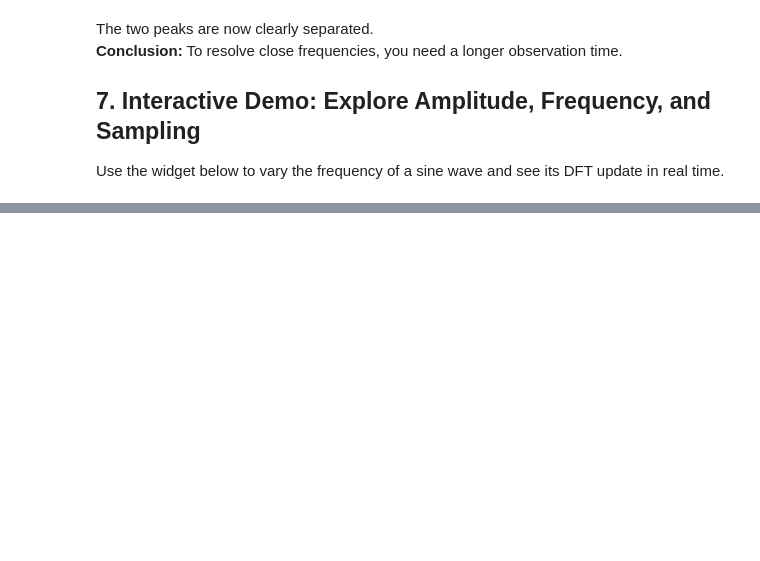
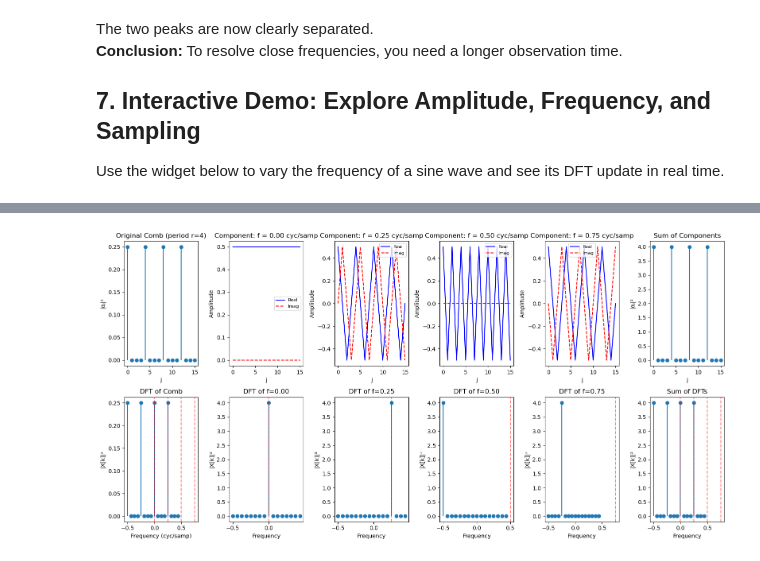
Before and after one commit to adaskin/intro-to-quantum-computing-course, a Jupyter notebook: lecture6-period-finding-factoring/lecture6a-dft.ipynb, the cells around one changed output, grey strips where cells are left out. Saved outputs shown, nothing was run; the diff lists cells and outputs as text; code cells hidden in the pictures; blank space fills up the shorter version.

```diff
--- a/lecture6-period-finding-factoring/lecture6a-dft.ipynb
+++ b/lecture6-period-finding-factoring/lecture6a-dft.ipynb
@@ -433,0 +446,99 @@ widgets.interact(update_plot,
+# %%
+import numpy as np
+import matplotlib.pyplot as plt
+
+N = 16
+r = 4
+
+# Time indices
+j = np.arange(N)
+
+# 1. Create the periodic comb directly (our "quantum state" amplitude pattern)
+comb = np.zeros(N, dtype=complex)
+for m in range(N // r):
+    comb[m * r] = 1.0
+comb /= np.linalg.norm(comb)   # normalize
+
+# 2. Build the SAME signal as a sum of r complex exponentials (Fourier series)
+freqs = np.arange(r) / r        # frequencies: 0, 1/r, 2/r, 3/r
+components = []
+reconstructed = np.zeros(N, dtype=complex)
+for f in freqs:
+    # Complex exponential: e^{2πi * f * j}
+    comp = np.exp(2j * np.pi * f * j) / np.sqrt(r)  # normalize each component
+    components.append(comp)
+    reconstructed += comp
+
+# 3. Compute DFT of the comb and each component
+dft_comb = np.fft.fft(comb) / np.sqrt(N)
+dft_components = [np.fft.fft(c) / np.sqrt(N) for c in components]
+
+# 4. Plot everything
+fig, axes = plt.subplots(2, r+2, figsize=(16, 8))
+
+# Row 1: Time domain (index domain) signals
+# Original comb
+ax = axes[0, 0]
+ax.stem(j, np.abs(comb)**2, basefmt=' ')
+ax.set_title(f'Original Comb (period r={r})')
+ax.set_xlabel('j')
+ax.set_ylabel('|αⱼ|²')
+
+# Individual frequency components
+for m, (f, comp) in enumerate(zip(freqs, components)):
+    ax = axes[0, m+1]
+    ax.plot(j, comp.real, 'b-', label='Real')
+    ax.plot(j, comp.imag, 'r--', label='Imag')
+    ax.set_title(f'Component: f = {f:.2f} cyc/samp')
+    ax.set_xlabel('j')
+    ax.set_ylabel('Amplitude')
+    ax.legend(fontsize=8)
+
+# Reconstructed signal (sum of components)
+ax = axes[0, -1]
+ax.stem(j, np.abs(reconstructed)**2, basefmt=' ')
+ax.set_title('Sum of Components')
+ax.set_xlabel('j')
+ax.set_ylabel('|αⱼ|²')
+
+# Row 2: Frequency domain (DFT magnitude squared)
+freq_axis = np.fft.fftfreq(N)
+
+ax = axes[1, 0]
+ax.stem(freq_axis, np.abs(dft_comb)**2, basefmt=' ')
+ax.set_title('DFT of Comb')
+ax.set_xlabel('Frequency (cyc/samp)')
+ax.set_ylabel('|X[k]|²')
+for f in freqs:
+    ax.axvline(f, color='red', linestyle='--', alpha=0.5)
+
+for m, (f, dft_c) in enumerate(zip(freqs, dft_components)):
+    ax = axes[1, m+1]
+    ax.stem(freq_axis, np.abs(dft_c)**2, basefmt=' ')
+    ax.set_title(f'DFT of f={f:.2f}')
+    ax.set_xlabel('Frequency')
+    ax.set_ylabel('|X[k]|²')
+    ax.axvline(f, color='red', linestyle='--', alpha=0.5)
+
+ax = axes[1, -1]
+ax.stem(freq_axis, np.abs(np.sum(dft_components, axis=0))**2, basefmt=' ')
+ax.set_title('Sum of DFTs')
+ax.set_xlabel('Frequency')
+ax.set_ylabel('|X[k]|²')
+for f in freqs:
+    ax.axvline(f, color='red', linestyle='--', alpha=0.5)
+
+plt.tight_layout()
+plt.show()
+
+print("="*60)
+print("EXPLANATION:")
+print(f"• The periodic comb with r={r} is exactly equal to the sum of {r} complex exponentials.")
+print(f"• These exponentials have frequencies: {freqs} (cycles/sample).")
+print(f"• Each exponential produces a single peak at its own frequency in the DFT.")
+print(f"• Because the DFT is linear, the DFT of the comb is the sum of the DFTs of these {r} components.")
+print(f"• Therefore, the DFT spectrum contains exactly {r} peaks.")
+print(f"• Measuring the spacing between adjacent peaks (Δf = 1/r = {1/r:.3f}) reveals the period r = 1/Δf = {r}.")
+print("="*60)
+# %% [output]
+[figure, added]
```
Also changed, not shown: parts of 13 cells of this notebook, 13 other files.
